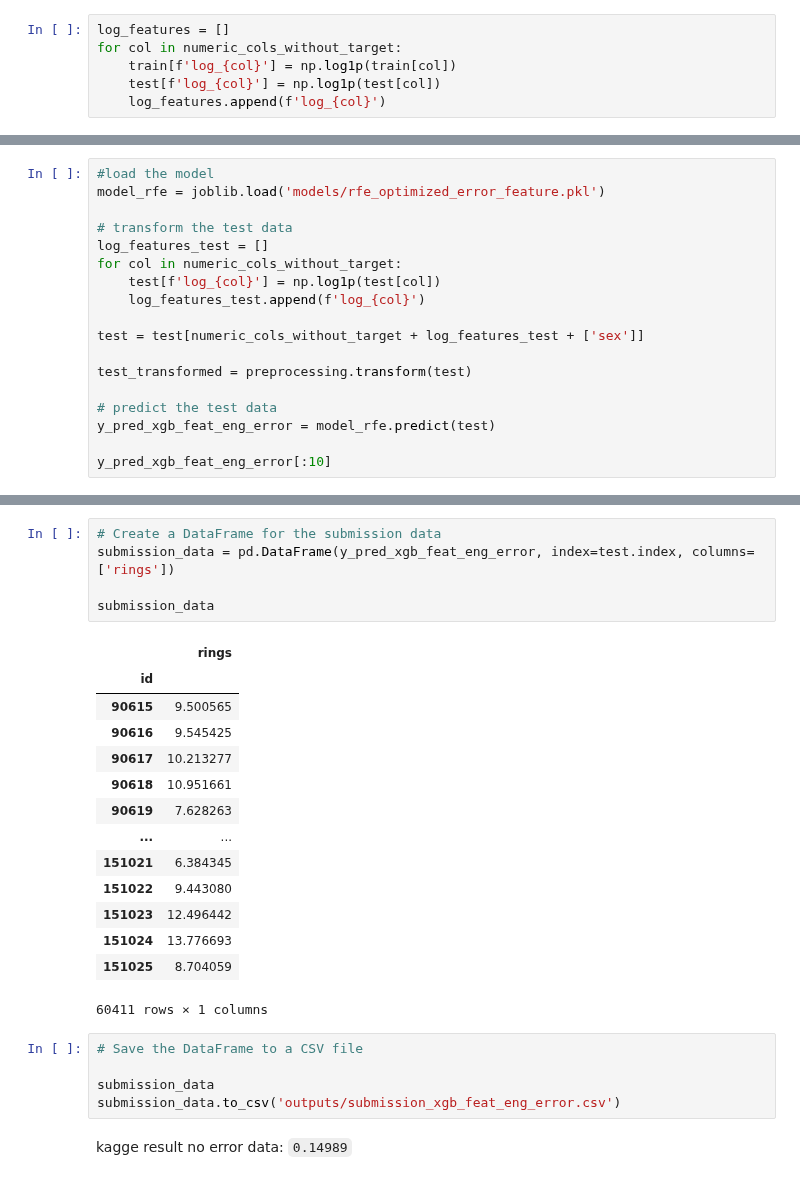
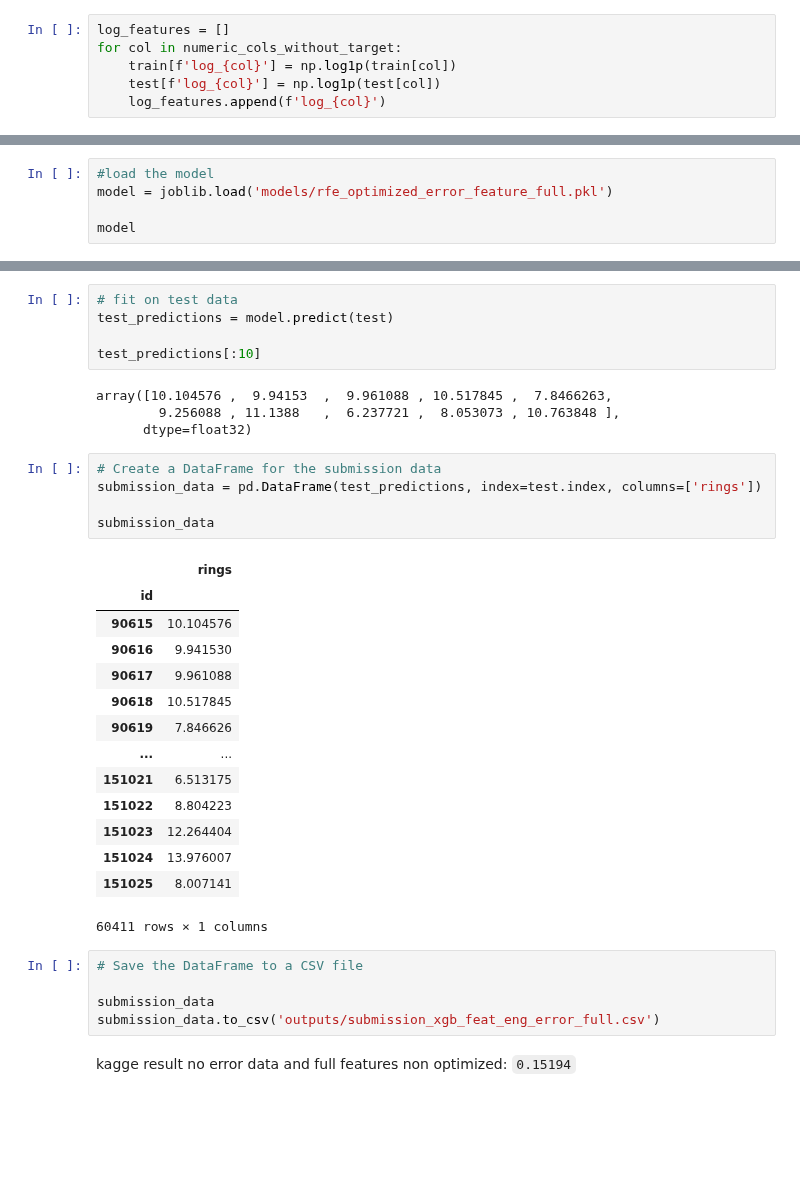
Before and after one commit to RuiFSP/Kaggle, a Jupyter notebook: Playground_Series_S4/4-Regression_with_an_Abalone_Dataset/regression_transformations.ipynb, the cells around one changed output, grey strips where cells are left out. Cells and saved outputs as stored; diff of their text form; blank space fills up the shorter version.

```diff
--- a/Playground_Series_S4/4-Regression_with_an_Abalone_Dataset/regression_transformations.ipynb
+++ b/Playground_Series_S4/4-Regression_with_an_Abalone_Dataset/regression_transformations.ipynb
@@ -844,18 +908,0 @@ test
-# %%
-#load the model
-model_rfe = joblib.load('models/rfe_optimized_error_feature.pkl')
-
-# transform the test data
-log_features_test = []
-for col in numeric_cols_without_target:
-    test[f'log_{col}'] = np.log1p(test[col])
-    log_features_test.append(f'log_{col}')
-
-test = test[numeric_cols_without_target + log_features_test + ['sex']]
-
-test_transformed = preprocessing.transform(test)
-
-# predict the test data
-y_pred_xgb_feat_eng_error = model_rfe.predict(test)
-
-y_pred_xgb_feat_eng_error[:10]
@@ -865,0 +909,5 @@ array([ 9.500565 ,  9.545425 , 10.213277 , 10.951661 ,  7.6282625,
+# %%
+#load the model
+model = joblib.load('models/rfe_optimized_error_feature_full.pkl')
+
+model
@@ -866,27 +933,36 @@ array([ 9.500565 ,  9.545425 , 10.213277 , 10.951661 ,  7.6282625,
+# %%
+# fit on test data
+test_predictions = model.predict(test)
+
+test_predictions[:10]
+# %% [output]
+array([10.104576 ,  9.94153  ,  9.961088 , 10.517845 ,  7.8466263,
+        9.256088 , 11.1388   ,  6.237721 ,  8.053073 , 10.763848 ],
+      dtype=float32)
 # %%
 # Create a DataFrame for the submission data
-submission_data = pd.DataFrame(y_pred_xgb_feat_eng_error, index=test.index, columns=['rings'])
+submission_data = pd.DataFrame(test_predictions, index=test.index, columns=['rings'])
 
 submission_data
 # %% [output]
 |  | rings |
 | id |  |
-| 90615 | 9.500565 |
-| 90616 | 9.545425 |
-| 90617 | 10.213277 |
-| 90618 | 10.951661 |
-| 90619 | 7.628263 |
+| 90615 | 10.104576 |
+| 90616 | 9.941530 |
+| 90617 | 9.961088 |
+| 90618 | 10.517845 |
+| 90619 | 7.846626 |
 | ... | ... |
-| 151021 | 6.384345 |
-| 151022 | 9.443080 |
-| 151023 | 12.496442 |
-| 151024 | 13.776693 |
-| 151025 | 8.704059 |
+| 151021 | 6.513175 |
+| 151022 | 8.804223 |
+| 151023 | 12.264404 |
+| 151024 | 13.976007 |
+| 151025 | 8.007141 |
 60411 rows × 1 columns
 # %%
 # Save the DataFrame to a CSV file
 
 submission_data
-submission_data.to_csv('outputs/submission_xgb_feat_eng_error.csv')
+submission_data.to_csv('outputs/submission_xgb_feat_eng_error_full.csv')
 # %% [markdown]
-kagge result no error data: `0.14989`
+kagge result no error data and full features non optimized: `0.15194`
```
Also changed, not shown: parts of 16 cells of this notebook, 1 other file.
